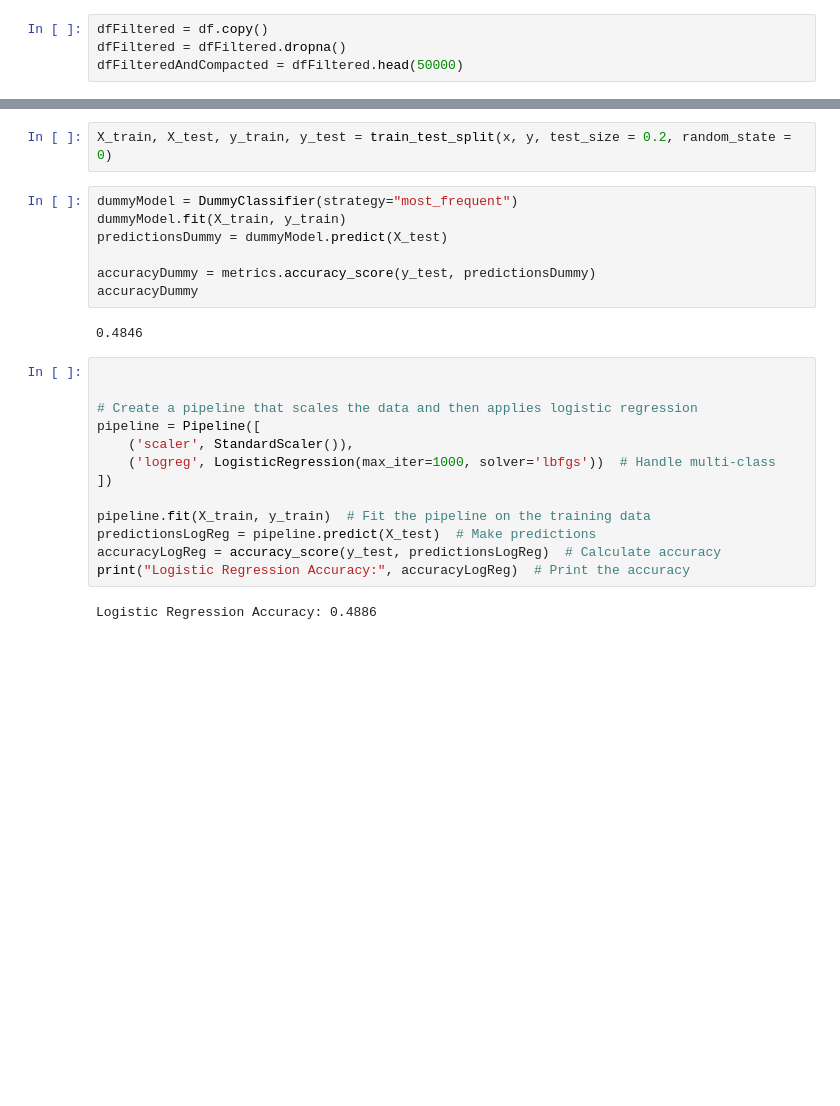
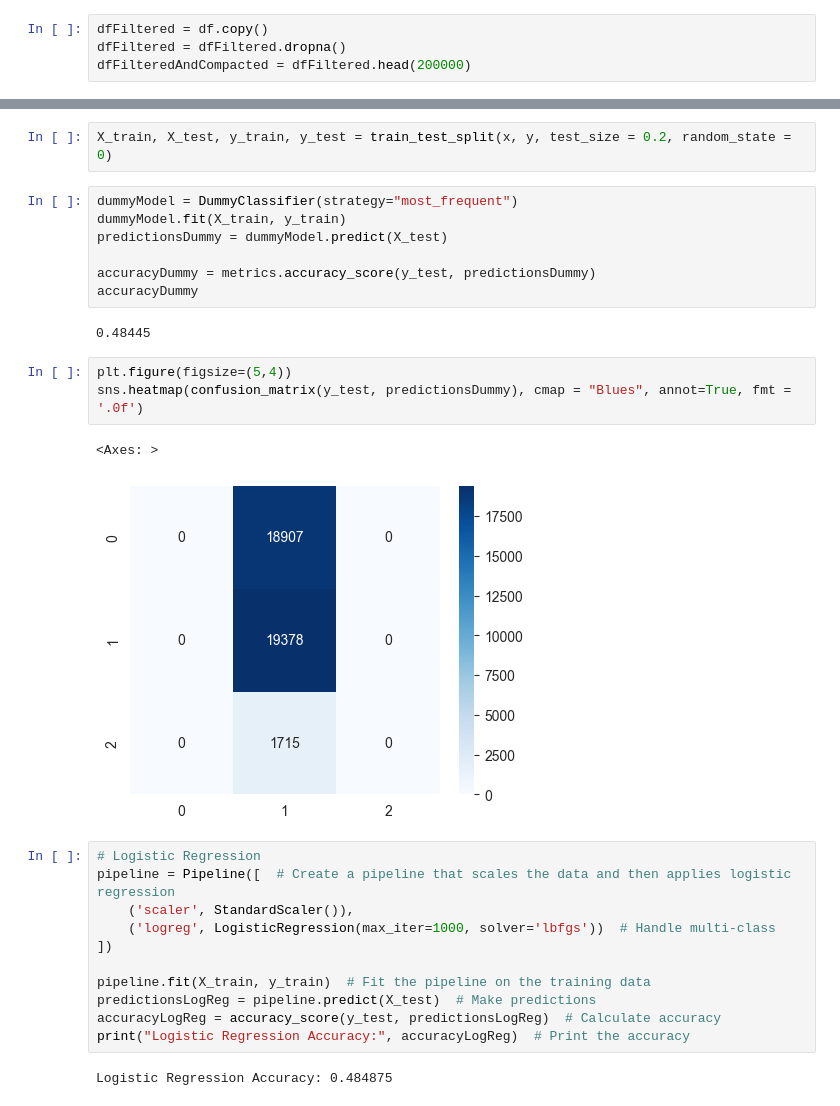
Before and after one commit to appeldaniel1998/ChessDataAnalysis, a Jupyter notebook: Chess.ipynb, the cells around one changed output, grey strips where cells are left out. Drawn from its saved outputs; the diff is of its cells as text; blank space fills up the shorter version.

```diff
--- a/Chess.ipynb
+++ b/Chess.ipynb
@@ -88,7 +84,7 @@ after splitting the games to  moves, we want to remove all null values because t
 # %%
 dfFiltered = df.copy()
 dfFiltered = dfFiltered.dropna()
-dfFilteredAndCompacted = dfFiltered.head(50000)
+dfFilteredAndCompacted = dfFiltered.head(200000)
 # %%
 rows_with_nulls = dfFilteredAndCompacted[dfFilteredAndCompacted.isnull().any(axis=1)]
 rows_with_nulls
@@ -143,12 +139,16 @@ predictionsDummy = dummyModel.predict(X_test)
 accuracyDummy = metrics.accuracy_score(y_test, predictionsDummy)
 accuracyDummy
 # %% [output]
-0.4846
+0.48445
+# %%
+plt.figure(figsize=(5,4))
+sns.heatmap(confusion_matrix(y_test, predictionsDummy), cmap = "Blues", annot=True, fmt = '.0f')
+# %% [output]
+<Axes: >
+[figure, added]
 # %%
-
-
-# Create a pipeline that scales the data and then applies logistic regression
-pipeline = Pipeline([
+# Logistic Regression
+pipeline = Pipeline([  # Create a pipeline that scales the data and then applies logistic regression
     ('scaler', StandardScaler()),
     ('logreg', LogisticRegression(max_iter=1000, solver='lbfgs'))  # Handle multi-class
 ])
@@ -158,4 +158,4 @@ predictionsLogReg = pipeline.predict(X_test)  # Make predictions
 accuracyLogReg = accuracy_score(y_test, predictionsLogReg)  # Calculate accuracy
 print("Logistic Regression Accuracy:", accuracyLogReg)  # Print the accuracy
 # %% [output]
-Logistic Regression Accuracy: 0.4886
+Logistic Regression Accuracy: 0.484875
```
Also changed, not shown: parts of 16 cells of this notebook.
